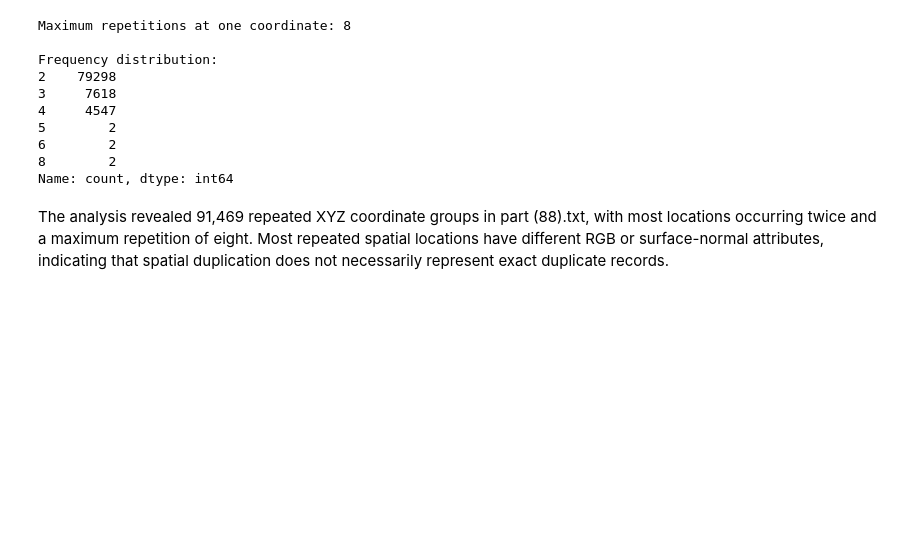
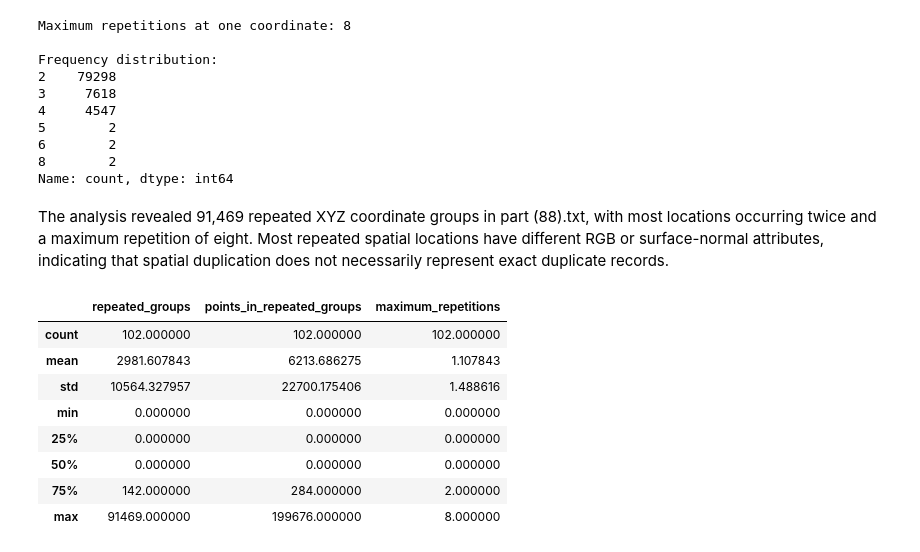
Before and after one commit to AbubakarDanhaya/pointnet-concrete-defect-robustness, a Jupyter notebook: notebooks/01_dataset_exploration.ipynb, the cells around one changed output. Saved outputs shown, nothing was run; the diff lists cells and outputs as text; code cells hidden in the pictures; blank space fills up the shorter version.

```diff
--- a/notebooks/01_dataset_exploration.ipynb
+++ b/notebooks/01_dataset_exploration.ipynb
@@ -434,3 +434,43 @@ Frequency distribution:
 Name: count, dtype: int64
 # %% [markdown]
 The analysis revealed 91,469 repeated XYZ coordinate groups in part (88).txt, with most locations occurring twice and a maximum repetition of eight. Most repeated spatial locations have different RGB or surface-normal attributes, indicating that spatial duplication does not necessarily represent exact duplicate records.
+# %%
+# Analyse duplicate XYZ coordinates across all files
+duplicate_analysis = []
+
+for file in point_files:
+    cloud = np.loadtxt(file)
+    coordinates = cloud[:, :3]
+
+    _, coordinate_counts = np.unique(
+        coordinates,
+        axis=0,
+        return_counts=True
+    )
+
+    repeated_groups = coordinate_counts[coordinate_counts > 1]
+
+    duplicate_analysis.append({
+        "file": file.name,
+        "repeated_groups": len(repeated_groups),
+        "points_in_repeated_groups": repeated_groups.sum(),
+        "maximum_repetitions": (
+            repeated_groups.max() if len(repeated_groups) > 0 else 0
+        )
+    })
+
+# Create a DataFrame
+duplicate_analysis_df = pd.DataFrame(duplicate_analysis)
+
+# Display summary statistics
+duplicate_analysis_df.describe()
+# %% [output]
+|  | repeated_groups | points_in_repeated_groups | maximum_repetitions |
+| count | 102.000000 | 102.000000 | 102.000000 |
+| mean | 2981.607843 | 6213.686275 | 1.107843 |
+| std | 10564.327957 | 22700.175406 | 1.488616 |
+| min | 0.000000 | 0.000000 | 0.000000 |
+| 25% | 0.000000 | 0.000000 | 0.000000 |
+| 50% | 0.000000 | 0.000000 | 0.000000 |
+| 75% | 142.000000 | 284.000000 | 2.000000 |
+| max | 91469.000000 | 199676.000000 | 8.000000 |
```
Also changed, not shown: parts of 4 cells of this notebook.
